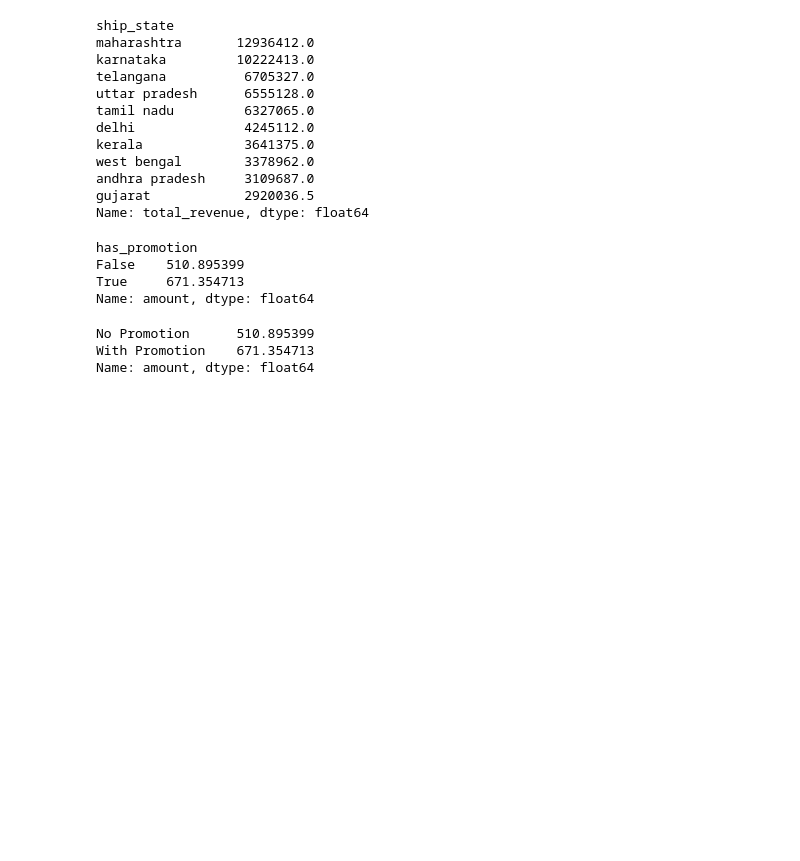
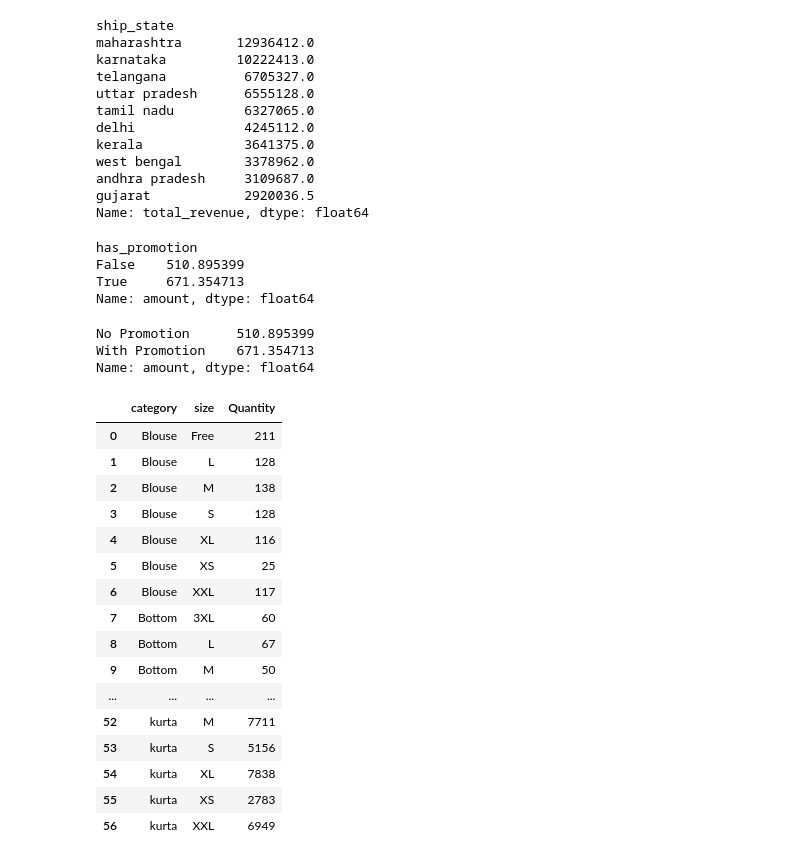
Before and after one commit to ibrahimsaber1/IMDB-movies-Analysis, a Jupyter notebook: amazon_sales.ipynb, the cells around one changed output. Drawn from its saved outputs; the diff is of its cells as text; code cells hidden in the pictures; blank space fills up the shorter version.

```diff
--- a/amazon_sales.ipynb
+++ b/amazon_sales.ipynb
@@ -1010,3 +1010,25 @@ Name: amount, dtype: float64
 px.bar(promotion_impact,
              title='Average Order Value: With vs Without Promotion',
              labels={'index': 'Promotion Status', 'value': 'Average Order Value (INR)'})
+# %%
+# 5. Which size is most popular for each category?
+size_by_category = df.groupby(['category', 'size'])['Quantity'].sum().reset_index()
+size_by_category
+# %% [output]
+|  | category | size | Quantity |
+| 0 | Blouse | Free | 211 |
+| 1 | Blouse | L | 128 |
+| 2 | Blouse | M | 138 |
+| 3 | Blouse | S | 128 |
+| 4 | Blouse | XL | 116 |
+| 5 | Blouse | XS | 25 |
+| 6 | Blouse | XXL | 117 |
+| 7 | Bottom | 3XL | 60 |
+| 8 | Bottom | L | 67 |
+| 9 | Bottom | M | 50 |
+| ... | ... | ... | ... |
+| 52 | kurta | M | 7711 |
+| 53 | kurta | S | 5156 |
+| 54 | kurta | XL | 7838 |
+| 55 | kurta | XS | 2783 |
+| 56 | kurta | XXL | 6949 |
```
Also changed, not shown: parts of 2 cells of this notebook.
